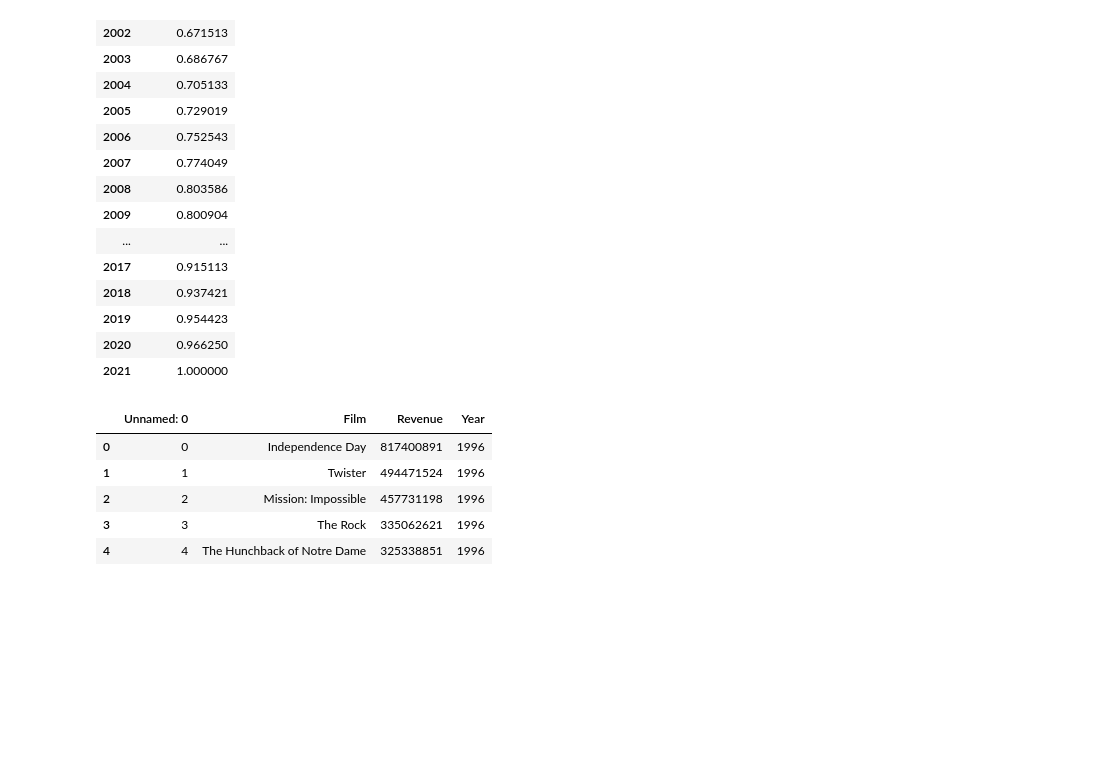
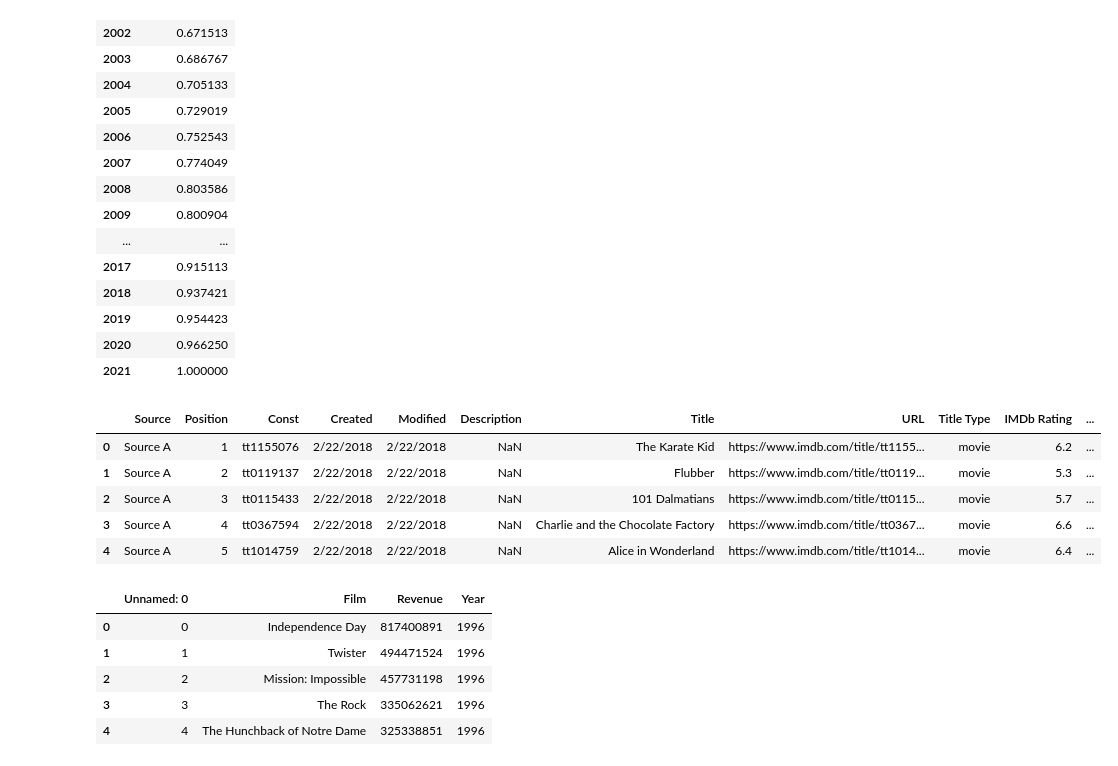
Before and after one commit to creeganmi/movies, a Jupyter notebook: masterTable.ipynb, the cells around one changed output. Drawn from its saved outputs; the diff is of its cells as text; code cells hidden in the pictures; blank space fills up the shorter version.

```diff
--- a/masterTable.ipynb
+++ b/masterTable.ipynb
@@ -42,6 +42,20 @@ inflation
 | 2019 | 0.954423 |
 | 2020 | 0.966250 |
 | 2021 | 1.000000 |
+# %%
+# import reboot data
+
+reboots = pd.read_csv(r'Movie Reboots + Remakes v2 (1).csv')
+reboots['Film'] = reboots['Title']
+reboots.drop('Title', axis=1)
+reboots.head()
+# %% [output]
+|  | Source | Position | Const | Created | Modified | Description | Title | URL | Title Type | IMDb Rating | ... |
+| 0 | Source A | 1 | tt1155076 | 2/22/2018 | 2/22/2018 | NaN | The Karate Kid | https://www.imdb.com/title/tt1155... | movie | 6.2 | ... |
+| 1 | Source A | 2 | tt0119137 | 2/22/2018 | 2/22/2018 | NaN | Flubber | https://www.imdb.com/title/tt0119... | movie | 5.3 | ... |
+| 2 | Source A | 3 | tt0115433 | 2/22/2018 | 2/22/2018 | NaN | 101 Dalmatians | https://www.imdb.com/title/tt0115... | movie | 5.7 | ... |
+| 3 | Source A | 4 | tt0367594 | 2/22/2018 | 2/22/2018 | NaN | Charlie and the Chocolate Factory | https://www.imdb.com/title/tt0367... | movie | 6.6 | ... |
+| 4 | Source A | 5 | tt1014759 | 2/22/2018 | 2/22/2018 | NaN | Alice in Wonderland | https://www.imdb.com/title/tt1014... | movie | 6.4 | ... |
 # %%
 # import movie data
 
```
Also changed, not shown: parts of 6 cells of this notebook.
